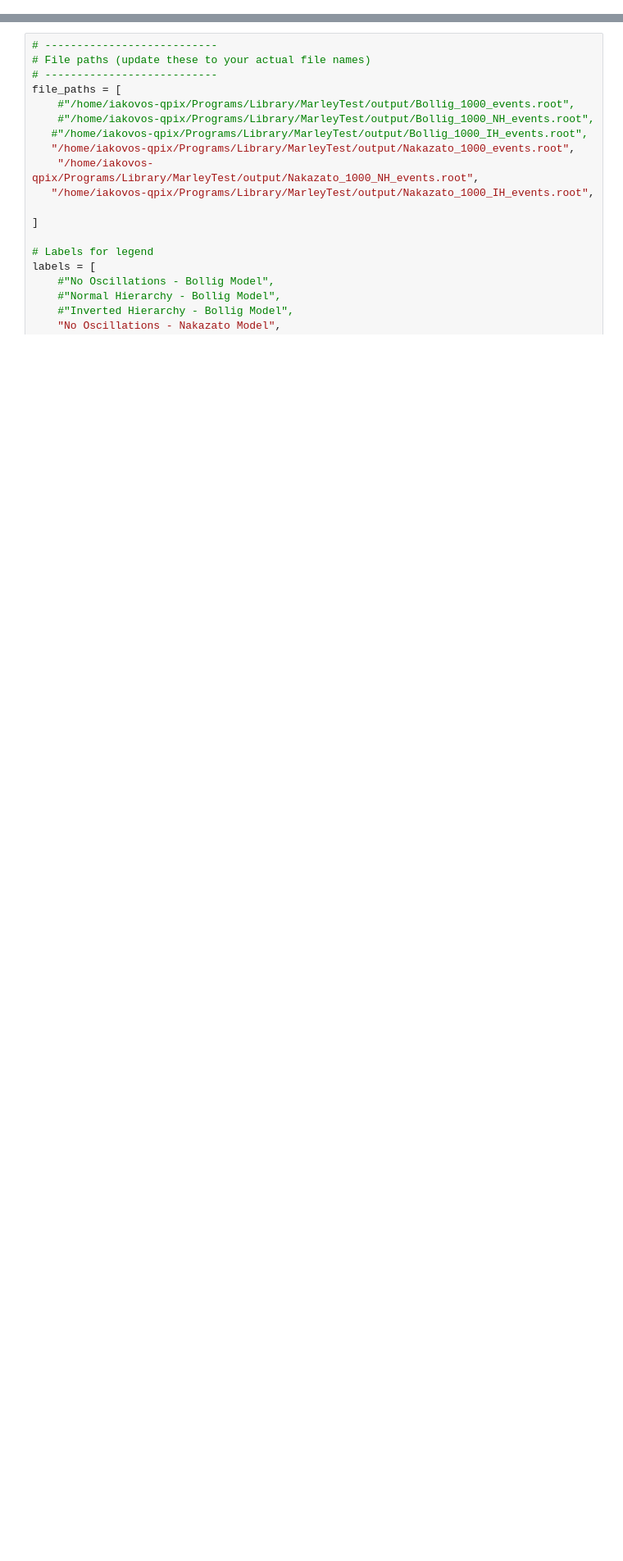
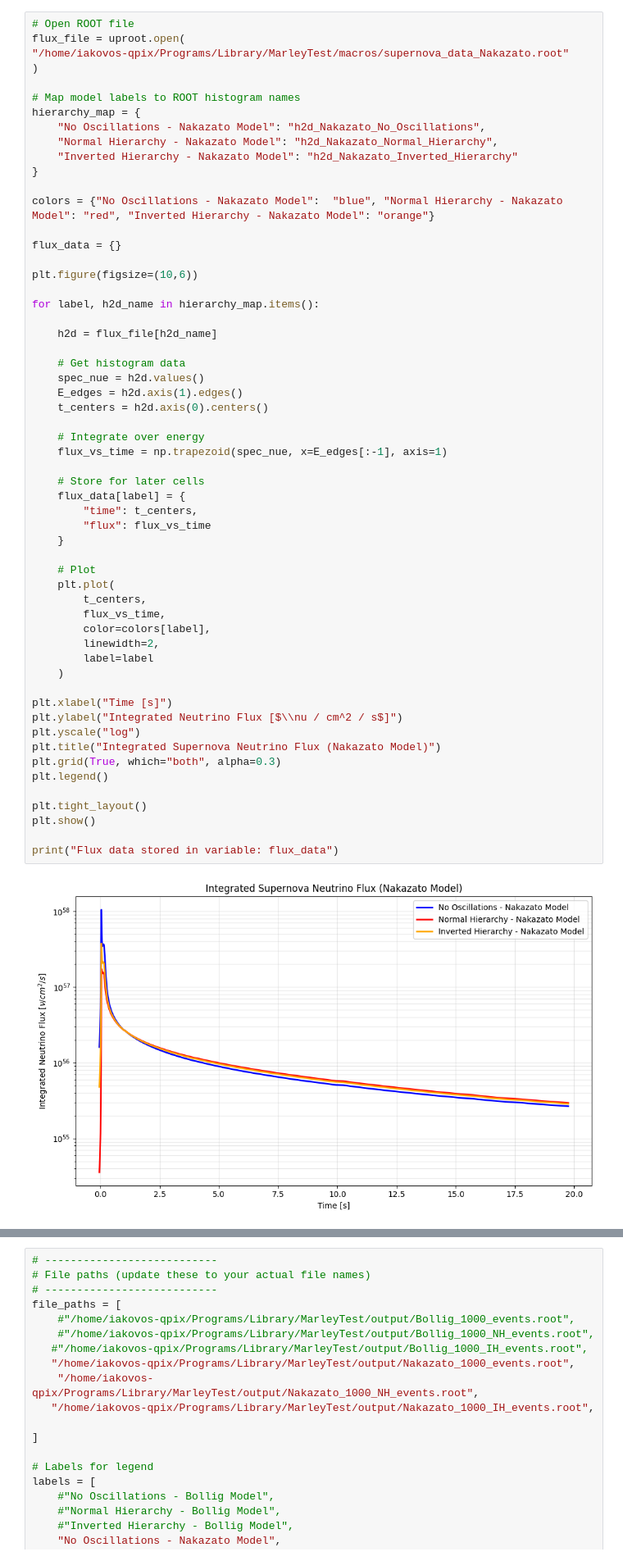
Before and after one commit to IakovosTzoka/SuperNova-Work, a Jupyter notebook: output/Optical_Photon_Analysis.ipynb, the cells around one changed output, grey strips where cells are left out. Shown at 82% size. Cells and saved outputs as stored; diff of their text form; blank space fills up the shorter version.

```diff
--- a/output/Optical_Photon_Analysis.ipynb
+++ b/output/Optical_Photon_Analysis.ipynb
@@ -10,0 +14,59 @@ import uproot
+# %%
+# Open ROOT file
+flux_file = uproot.open(
+"/home/iakovos-qpix/Programs/Library/MarleyTest/macros/supernova_data_Nakazato.root"
+)
+
+# Map model labels to ROOT histogram names
+hierarchy_map = {
+    "No Oscillations - Nakazato Model": "h2d_Nakazato_No_Oscillations",
+    "Normal Hierarchy - Nakazato Model": "h2d_Nakazato_Normal_Hierarchy",
+    "Inverted Hierarchy - Nakazato Model": "h2d_Nakazato_Inverted_Hierarchy"
+}
+
+colors = {"No Oscillations - Nakazato Model":  "blue", "Normal Hierarchy - Nakazato Model": "red", "Inverted Hierarchy - Nakazato Model": "orange"}
+
+flux_data = {}
+
+plt.figure(figsize=(10,6))
+
+for label, h2d_name in hierarchy_map.items():
+
+    h2d = flux_file[h2d_name]
+
+    # Get histogram data
+    spec_nue = h2d.values()
+    E_edges = h2d.axis(1).edges()
+    t_centers = h2d.axis(0).centers()
+
+    # Integrate over energy
+    flux_vs_time = np.trapezoid(spec_nue, x=E_edges[:-1], axis=1)
+
+    # Store for later cells
+    flux_data[label] = {
+        "time": t_centers,
+        "flux": flux_vs_time
+    }
+
+    # Plot
+    plt.plot(
+        t_centers,
+        flux_vs_time,
+        color=colors[label],
+        linewidth=2,
+        label=label
+    )
+
+plt.xlabel("Time [s]")
+plt.ylabel("Integrated Neutrino Flux [$\\nu / cm^2 / s$]")
+plt.yscale("log")
+plt.title("Integrated Supernova Neutrino Flux (Nakazato Model)")
+plt.grid(True, which="both", alpha=0.3)
+plt.legend()
+
+plt.tight_layout()
+plt.show()
+
+print("Flux data stored in variable: flux_data")
+# %% [output]
+[figure, added]
```
Also changed, not shown: parts of 7 cells of this notebook.
